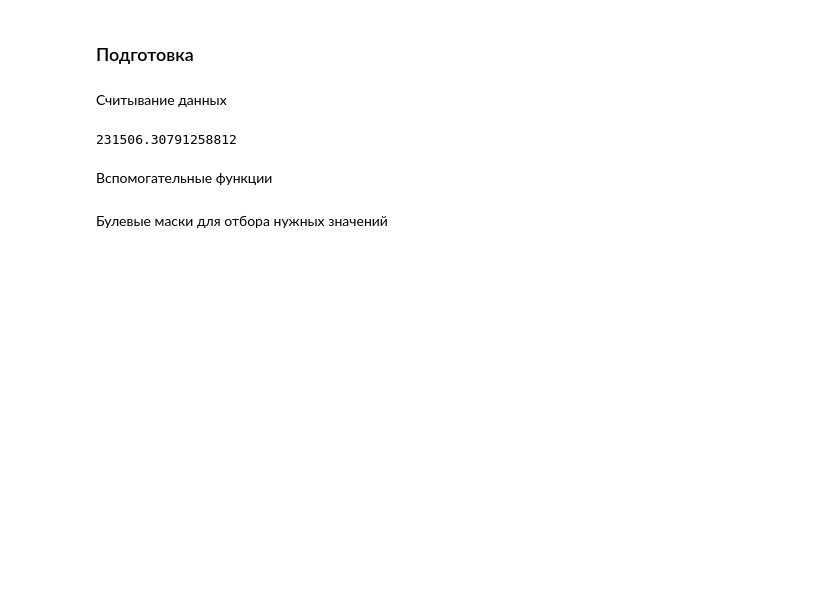
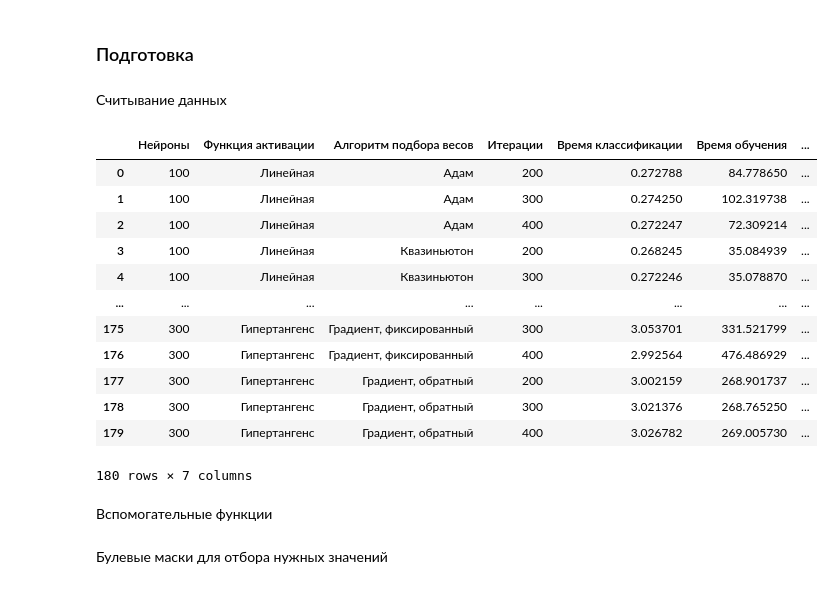
Before and after one commit to Renhas/ML-Airline, a Jupyter notebook: Airline.ipynb, the cells around one changed output. Saved outputs shown, nothing was run; the diff lists cells and outputs as text; code cells hidden in the pictures; blank space fills up the shorter version.

```diff
--- a/Airline.ipynb
+++ b/Airline.ipynb
@@ -17,6 +18,7 @@ from sklearn.preprocessing import StandardScaler
 # %%
 %matplotlib inline
 pd.options.display.max_rows = 10
+pd.options.display.max_columns = 10
 # %% [markdown]
 # Подготовка данных
 # %% [markdown]
@@ -121,10 +133,22 @@ for parameter_set in itertools.product(layer_size, activation, solver, iter):
 # %%
 result_table = pd.read_csv(filepath_or_buffer="Result.csv", sep=",")
 result_table = result_table.sort_values(by=["layer_size", "activation", "solver", "iter"])
 result_table = result_table.reset_index().drop(["index"], axis=1)
-translate(result_table)["Время обучения"].sum()
+translate(result_table)
 # %% [output]
+|  | Нейроны | Функция активации | Алгоритм подбора весов | Итерации | Время классификации | Время обучения | ... |
+| 0 | 100 | Линейная | Адам | 200 | 0.272788 | 84.778650 | ... |
+| 1 | 100 | Линейная | Адам | 300 | 0.274250 | 102.319738 | ... |
+| 2 | 100 | Линейная | Адам | 400 | 0.272247 | 72.309214 | ... |
+| 3 | 100 | Линейная | Квазиньютон | 200 | 0.268245 | 35.084939 | ... |
+| 4 | 100 | Линейная | Квазиньютон | 300 | 0.272246 | 35.078870 | ... |
+| ... | ... | ... | ... | ... | ... | ... | ... |
+| 175 | 300 | Гипертангенс | Градиент, фиксированный | 300 | 3.053701 | 331.521799 | ... |
+| 176 | 300 | Гипертангенс | Градиент, фиксированный | 400 | 2.992564 | 476.486929 | ... |
+| 177 | 300 | Гипертангенс | Градиент, обратный | 200 | 3.002159 | 268.901737 | ... |
+| 178 | 300 | Гипертангенс | Градиент, обратный | 300 | 3.021376 | 268.765250 | ... |
+| 179 | 300 | Гипертангенс | Градиент, обратный | 400 | 3.026782 | 269.005730 | ... |
-231506.30791258812
+180 rows × 7 columns
 # %% [markdown]
 Вспомогательные функции
 # %%
```
Also changed, not shown: parts of 23 cells of this notebook.
